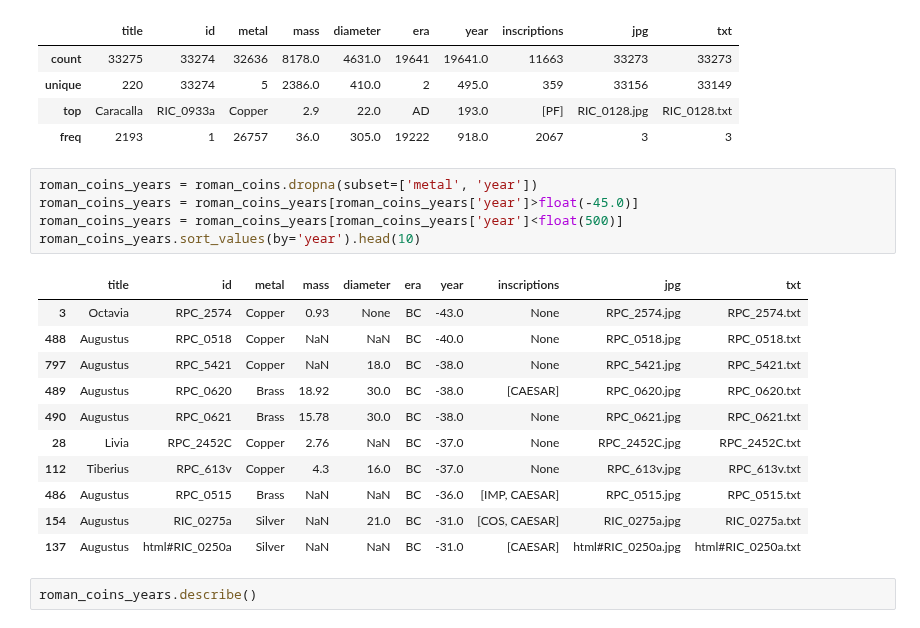
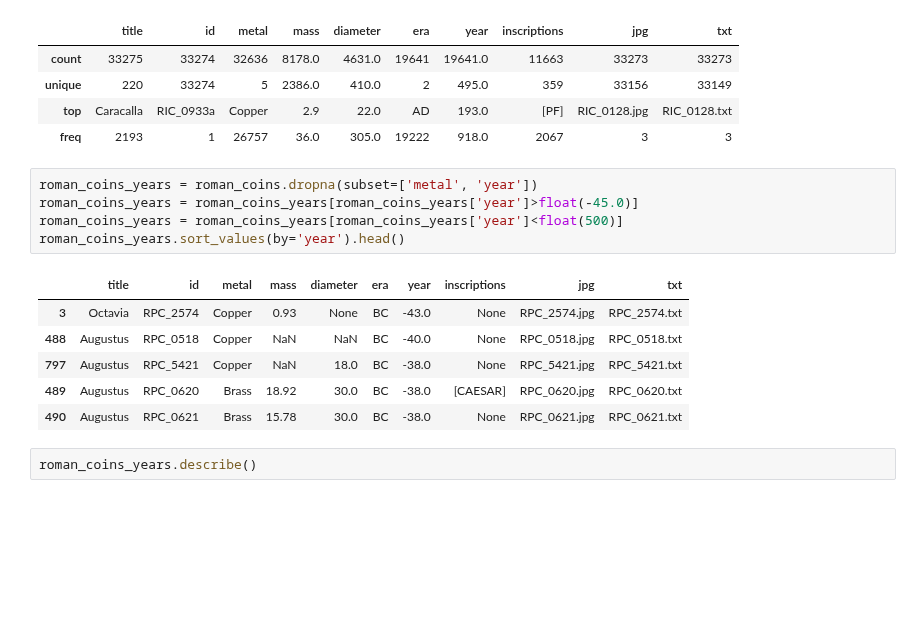
Before and after one commit to vbalalian/data-portfolio, a Jupyter notebook: Roman_coins/Roman_Coin_Webscraping.ipynb, the cells around one changed output. Saved outputs shown, nothing was run; the diff lists cells and outputs as text; blank space fills up the shorter version.

```diff
--- a/Roman_coins/Roman_Coin_Webscraping.ipynb
+++ b/Roman_coins/Roman_Coin_Webscraping.ipynb
@@ -559,20 +555,15 @@ roman_coins.describe()
 # %%
 roman_coins_years = roman_coins.dropna(subset=['metal', 'year'])
 roman_coins_years = roman_coins_years[roman_coins_years['year']>float(-45.0)]
 roman_coins_years = roman_coins_years[roman_coins_years['year']<float(500)]
-roman_coins_years.sort_values(by='year').head(10)
+roman_coins_years.sort_values(by='year').head()
 # %% [output]
 |  | title | id | metal | mass | diameter | era | year | inscriptions | jpg | txt |
 | 3 | Octavia | RPC_2574 | Copper | 0.93 | None | BC | -43.0 | None | RPC_2574.jpg | RPC_2574.txt |
 | 488 | Augustus | RPC_0518 | Copper | NaN | NaN | BC | -40.0 | None | RPC_0518.jpg | RPC_0518.txt |
 | 797 | Augustus | RPC_5421 | Copper | NaN | 18.0 | BC | -38.0 | None | RPC_5421.jpg | RPC_5421.txt |
 | 489 | Augustus | RPC_0620 | Brass | 18.92 | 30.0 | BC | -38.0 | [CAESAR] | RPC_0620.jpg | RPC_0620.txt |
 | 490 | Augustus | RPC_0621 | Brass | 15.78 | 30.0 | BC | -38.0 | None | RPC_0621.jpg | RPC_0621.txt |
-| 28 | Livia | RPC_2452C | Copper | 2.76 | NaN | BC | -37.0 | None | RPC_2452C.jpg | RPC_2452C.txt |
-| 112 | Tiberius | RPC_613v | Copper | 4.3 | 16.0 | BC | -37.0 | None | RPC_613v.jpg | RPC_613v.txt |
-| 486 | Augustus | RPC_0515 | Brass | NaN | NaN | BC | -36.0 | [IMP, CAESAR] | RPC_0515.jpg | RPC_0515.txt |
-| 154 | Augustus | RIC_0275a | Silver | NaN | 21.0 | BC | -31.0 | [COS, CAESAR] | RIC_0275a.jpg | RIC_0275a.txt |
-| 137 | Augustus | html#RIC_0250a | Silver | NaN | NaN | BC | -31.0 | [CAESAR] | html#RIC_0250a.jpg | html#RIC_0250a.txt |
 # %%
 roman_coins_years.describe()
 # %% [output]
```
Also changed, not shown: parts of 3 cells of this notebook.
